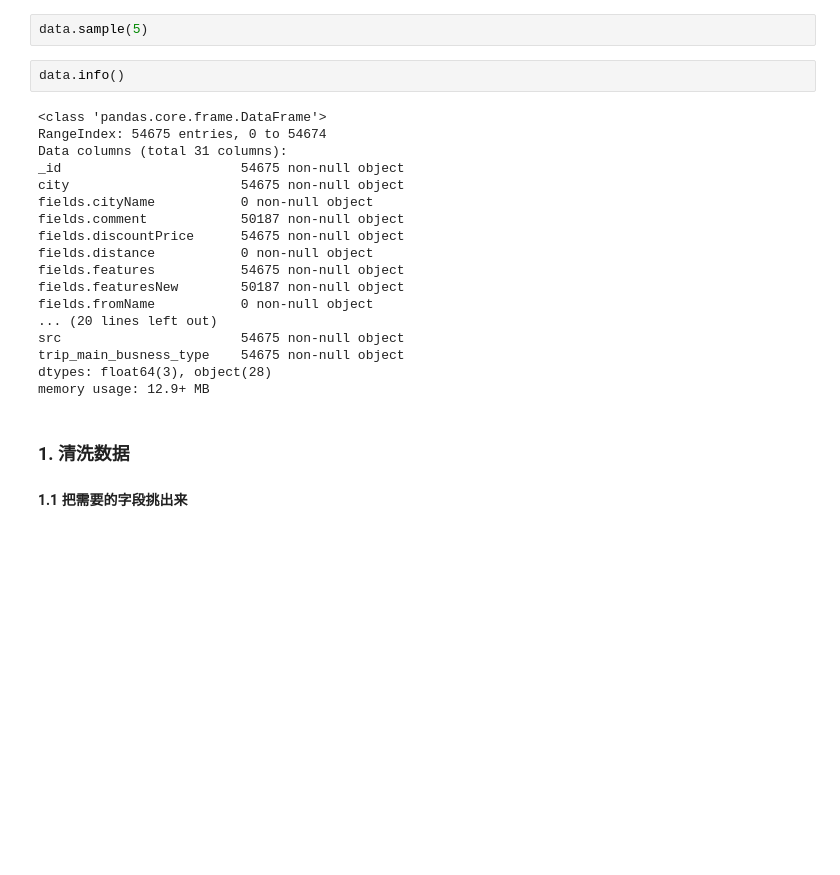
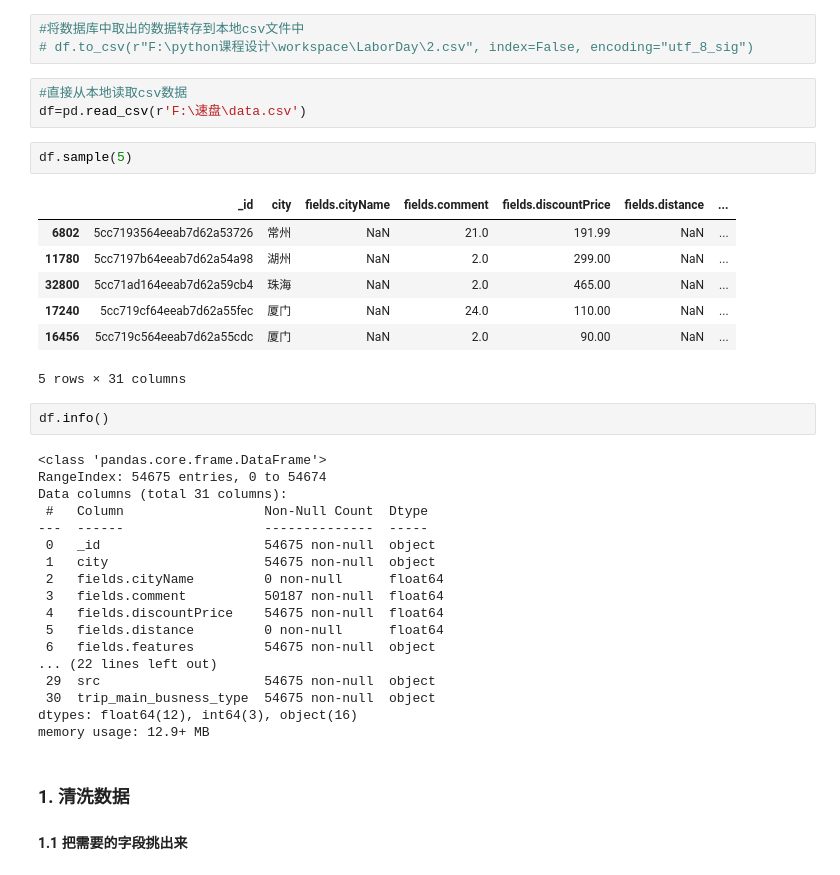
Before and after one commit to gong0710/LaborDay, a Jupyter notebook: laborday.ipynb, the cells around one changed output. Saved outputs shown, nothing was run; the diff lists cells and outputs as text; blank space fills up the shorter version.

```diff
--- a/laborday.ipynb
+++ b/laborday.ipynb
@@ -27,24 +33,38 @@ data.to_csv('data.csv', index=False)
+# %%
+#将数据库中取出的数据转存到本地csv文件中
+# df.to_csv(r"F:\python课程设计\workspace\LaborDay\2.csv", index=False, encoding="utf_8_sig")
+# %%
+#直接从本地读取csv数据
+df=pd.read_csv(r'F:\速盘\data.csv')
 # %%
-data.sample(5)
+df.sample(5)
+# %% [output]
+|  | _id | city | fields.cityName | fields.comment | fields.discountPrice | fields.distance | ... |
+| 6802 | 5cc7193564eeab7d62a53726 | 常州 | NaN | 21.0 | 191.99 | NaN | ... |
+| 11780 | 5cc7197b64eeab7d62a54a98 | 湖州 | NaN | 2.0 | 299.00 | NaN | ... |
+| 32800 | 5cc71ad164eeab7d62a59cb4 | 珠海 | NaN | 2.0 | 465.00 | NaN | ... |
+| 17240 | 5cc719cf64eeab7d62a55fec | 厦门 | NaN | 24.0 | 110.00 | NaN | ... |
+| 16456 | 5cc719c564eeab7d62a55cdc | 厦门 | NaN | 2.0 | 90.00 | NaN | ... |
+5 rows × 31 columns
 # %%
-data.info()
+df.info()
 # %% [output]
 <class 'pandas.core.frame.DataFrame'>
 RangeIndex: 54675 entries, 0 to 54674
 Data columns (total 31 columns):
-_id                       54675 non-null object
-city                      54675 non-null object
-fields.cityName           0 non-null object
-fields.comment            50187 non-null object
-fields.discountPrice      54675 non-null object
-fields.distance           0 non-null object
-fields.features           54675 non-null object
-fields.featuresNew        50187 non-null object
-fields.fromName           0 non-null object
-... (20 lines left out)
-src                       54675 non-null object
-trip_main_busness_type    54675 non-null object
-dtypes: float64(3), object(28)
+ #   Column                  Non-Null Count  Dtype
+---  ------                  --------------  -----
+ 0   _id                     54675 non-null  object
+ 1   city                    54675 non-null  object
+ 2   fields.cityName         0 non-null      float64
+ 3   fields.comment          50187 non-null  float64
+ 4   fields.discountPrice    54675 non-null  float64
+ 5   fields.distance         0 non-null      float64
+ 6   fields.features         54675 non-null  object
+... (22 lines left out)
+ 29  src                     54675 non-null  object
+ 30  trip_main_busness_type  54675 non-null  object
+dtypes: float64(12), int64(3), object(16)
 memory usage: 12.9+ MB
 # %% [markdown]
 ### 1. 清洗数据
```
Also changed, not shown: parts of 18 cells of this notebook.
